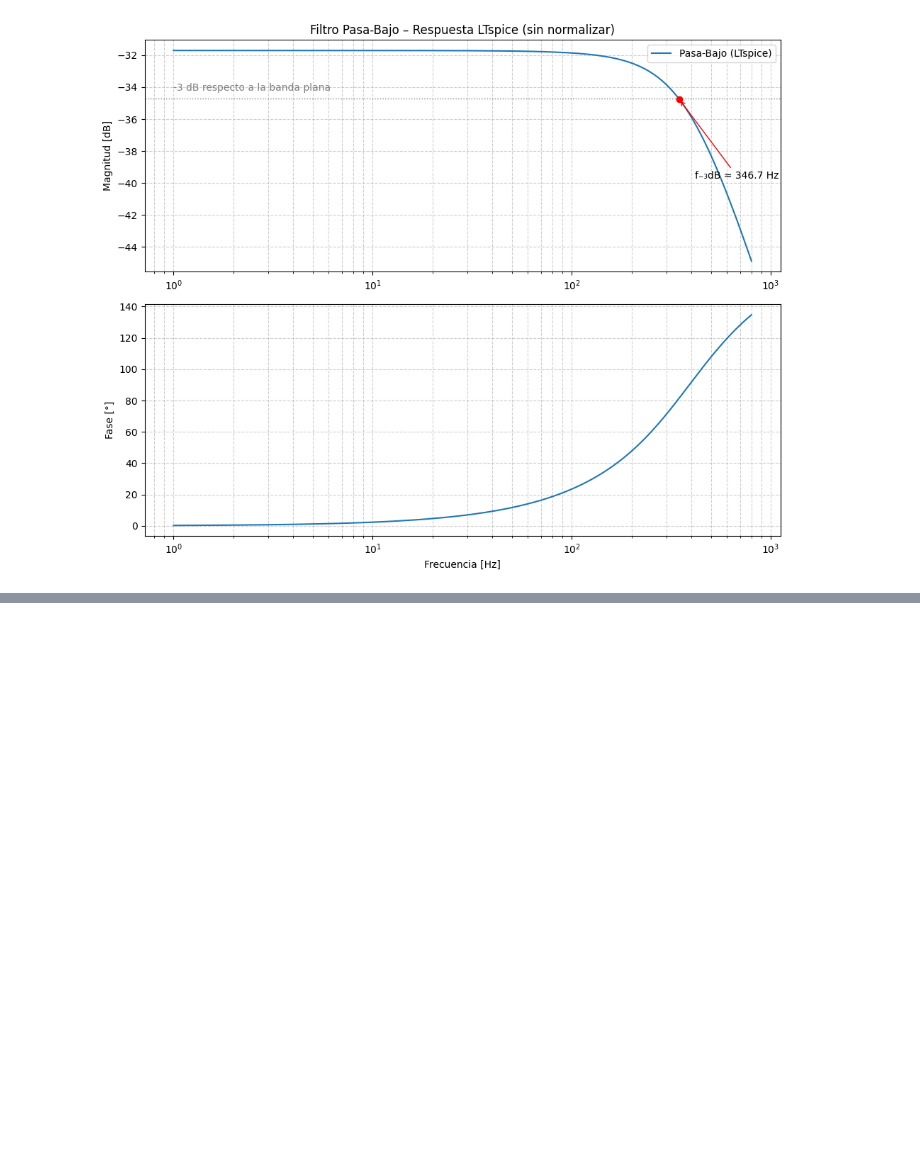
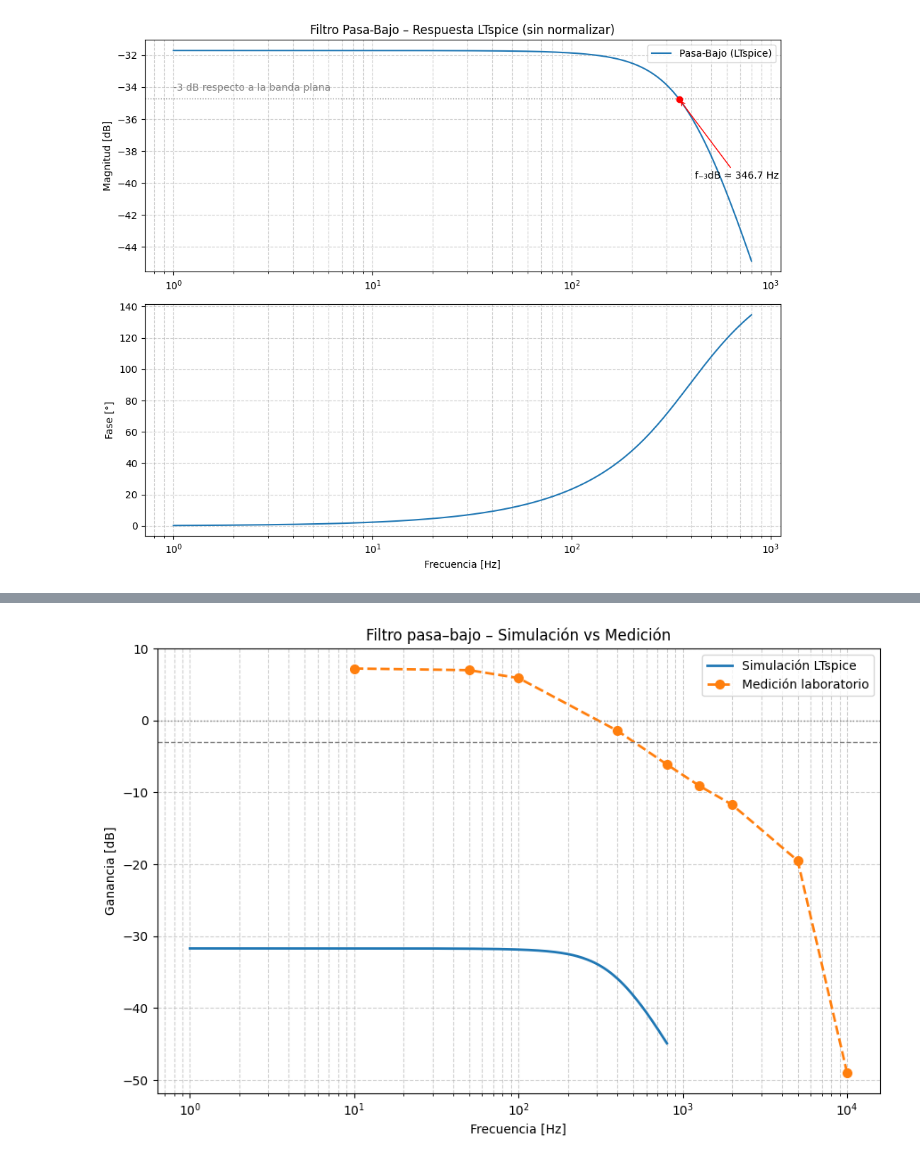
Before and after one commit to mateooD/Labs_Sintesis_Redes_Activas, a Jupyter notebook: Lab4_Filtros_Activos/2)PB/2)filtro_PB.ipynb, the cells around one changed output, grey strips where cells are left out. Cells and saved outputs as stored; diff of their text form; code cells hidden in the pictures; blank space fills up the shorter version.

```diff
--- a/Lab4_Filtros_Activos/2)PB/2)filtro_PB.ipynb
+++ b/Lab4_Filtros_Activos/2)PB/2)filtro_PB.ipynb
@@ -190,0 +550,85 @@ plt.show()
+# %%
+import numpy as np
+import matplotlib.pyplot as plt
+
+# ======================================================
+#  Función para cargar datos complejos desde LTspice
+# ======================================================
+def load_ltspice_complex(filename):
+    freq = []
+    re_v = []
+    im_v = []
+
+    with open(filename, "r") as f:
+        next(f)  # saltar encabezado (Freq. V(vout))
+        for line in f:
+            line = line.strip()
+            if not line:
+                continue
+
+            parts = line.split()
+            if len(parts) < 2:
+                continue
+
+            f_val = float(parts[0])
+            comp = parts[1]
+            re_str, im_str = comp.split(',')
+            re_val = float(re_str)
+            im_val = float(im_str)
+
+            freq.append(f_val)
+            re_v.append(re_val)
+            im_v.append(im_val)
+
+    freq = np.array(freq, dtype=float)
+    v_c = np.array(re_v) + 1j*np.array(im_v)
+
+    mag_db = 20*np.log10(np.abs(v_c))
+    phase_deg = np.angle(v_c, deg=True)
+
+    return freq, mag_db, phase_deg
+
+
+# ======================================================
+#  1) Datos medidos en laboratorio
+# ======================================================
+freq_meas = np.array([10, 50, 100, 400, 800, 1250, 2000, 5000, 10000], dtype=float)
+vout = np.array([0.78, 0.76, 0.67, 0.288, 0.168, 0.12, 0.088, 0.036, 0.0012])
+vin = 0.34
+
+gain = vout / vin
+gain_db = 20*np.log10(gain)
+
+
+# ======================================================
+#  2) Datos de simulación LTspice
+# ======================================================
+f_sim, mag_sim_db, phase_sim = load_ltspice_complex("filtro_pb.txt")
+
+
+# ======================================================
+#  3) GRÁFICO SUPERPUESTO
+# ======================================================
+plt.figure(figsize=(9,6))
+
+# --- Curva LTspice ---
+plt.semilogx(f_sim, mag_sim_db, '-', linewidth=2, color='tab:blue',
+             label="Simulación LTspice")
+
+# --- Curva medida ---
+plt.semilogx(freq_meas, gain_db, 'o--', markersize=7, linewidth=2,
+             color='tab:orange', label="Medición laboratorio")
+
+# Líneas de referencia
+plt.axhline(-3, color='gray', linestyle='--', linewidth=1)
+plt.axhline(0, color='gray', linestyle=':', linewidth=1)
+
+plt.grid(True, which='both', ls='--', alpha=0.6)
+plt.xlabel("Frecuencia [Hz]")
+plt.ylabel("Ganancia [dB]")
+plt.title("Filtro pasa–bajo – Simulación vs Medición")
+plt.legend()
+plt.tight_layout()
+plt.show()
+# %% [output]
+[figure, added]
```
Also changed, not shown: parts of 5 cells of this notebook, 49 other files.
